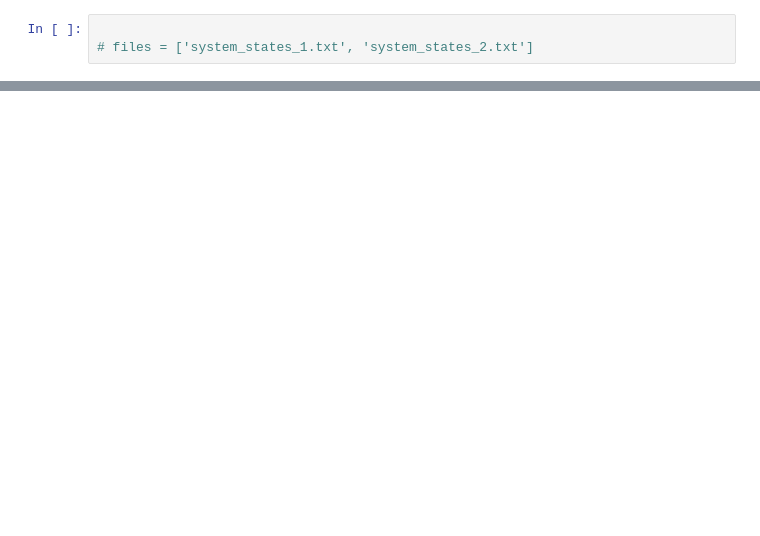
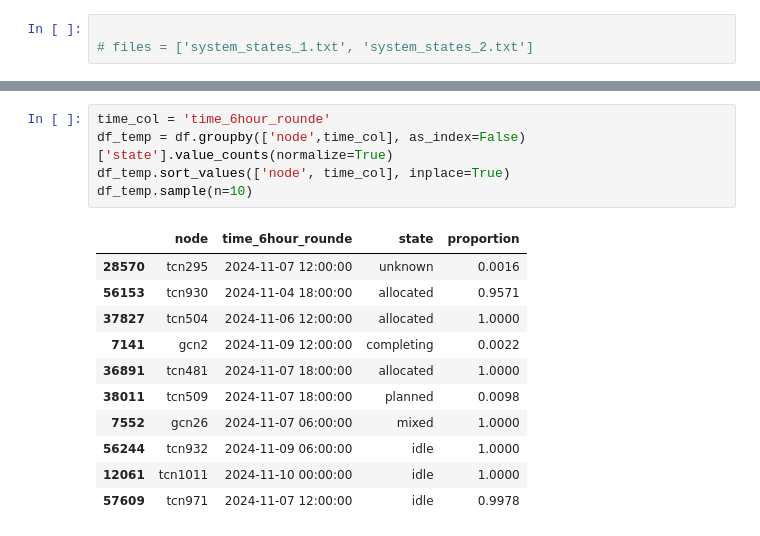
Before and after one commit to sara-nl/energy_efficiency_system_level, a Jupyter notebook: cleaning_sinfo.ipynb, the cells around one changed output, grey strips where cells are left out. Drawn from its saved outputs; the diff is of its cells as text; blank space fills up the shorter version.

```diff
--- a/cleaning_sinfo.ipynb
+++ b/cleaning_sinfo.ipynb
@@ -94,0 +128,17 @@ KeyError: Index(['node', 'time'], dtype='object')
+# %%
+time_col = 'time_6hour_rounde'
+df_temp = df.groupby(['node',time_col], as_index=False)['state'].value_counts(normalize=True)
+df_temp.sort_values(['node', time_col], inplace=True)
+df_temp.sample(n=10)
+# %% [output]
+|  | node | time_6hour_rounde | state | proportion |
+| 28570 | tcn295 | 2024-11-07 12:00:00 | unknown | 0.0016 |
+| 56153 | tcn930 | 2024-11-04 18:00:00 | allocated | 0.9571 |
+| 37827 | tcn504 | 2024-11-06 12:00:00 | allocated | 1.0000 |
+| 7141 | gcn2 | 2024-11-09 12:00:00 | completing | 0.0022 |
+| 36891 | tcn481 | 2024-11-07 18:00:00 | allocated | 1.0000 |
+| 38011 | tcn509 | 2024-11-07 18:00:00 | planned | 0.0098 |
+| 7552 | gcn26 | 2024-11-07 06:00:00 | mixed | 1.0000 |
+| 56244 | tcn932 | 2024-11-09 06:00:00 | idle | 1.0000 |
+| 12061 | tcn1011 | 2024-11-10 00:00:00 | idle | 1.0000 |
+| 57609 | tcn971 | 2024-11-07 12:00:00 | idle | 0.9978 |
```
Also changed, not shown: parts of 18 cells of this notebook, 1 other file.
